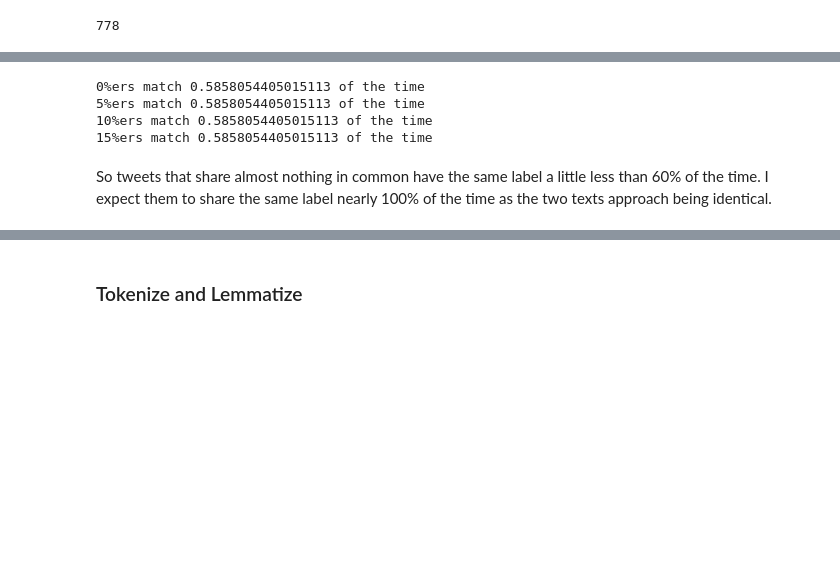
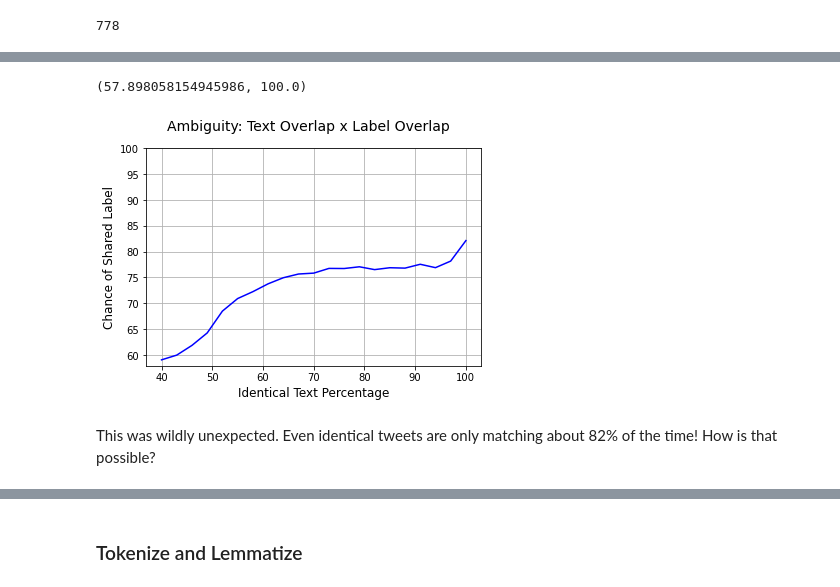
Before and after one commit to FerdinandBeaman/Phase4Project, a Jupyter notebook: Phase 4 Project Ferdinand Beaman.ipynb, the cells around one changed output, grey strips where cells are left out. Cells and saved outputs as stored; diff of their text form; code cells hidden in the pictures; blank space fills up the shorter version.

```diff
--- a/Phase 4 Project Ferdinand Beaman.ipynb
+++ b/Phase 4 Project Ferdinand Beaman.ipynb
@@ -361,26 +339,35 @@ Woah, I didn't expect a quarter of the messages in this range to be so different
 # %%
-#Low similarity, to establish a baseline
-for percent in range(0,16,5):
+# Preparing a graph, relating the similarity of tweets to the likelihood
+#of them being categorized the same way
+Y_axis = []
+X_axis = []
+for percent in range(40,101, 3):
     diff_emo = 0
     dupes = 0
     for x in range(len(df)-2):
         tweet1 = df["processed_text"][x]
         tweet2  = df["processed_text"][x+1]
         emo1 = df["emotion"][x]
         emo2 = df["emotion"][x+1]
         ratio = fuzz.ratio(tweet1, tweet2)
         if (ratio >= percent) & (emo1 == emo2):
             dupes += 1
             diff_emo += 1
         elif ratio >= percent:
             dupes += 1
         else:
             pass
-    print(str(percent) + "%ers match " + str(diff_emo/dupes) + " of the time")
+    X_axis.append(percent)
+    Y_axis.append(100*(diff_emo/dupes))
+
+plt.plot(X_axis, Y_axis, "b")
+plt.grid(which="both")
+plt.xlabel("Identical Text Percentage", fontsize = 12)
+plt.ylabel("Chance of Shared Label", fontsize = 12)
+plt.suptitle("Ambiguity: Text Overlap x Label Overlap", fontsize = 14)
+plt.ylim(top = 100)
 # %% [output]
-0%ers match 0.5858054405015113 of the time
-5%ers match 0.5858054405015113 of the time
-10%ers match 0.5858054405015113 of the time
-15%ers match 0.5858054405015113 of the time
+(57.898058154945986, 100.0)
+[figure, added]
-# %% [markdown]
-So tweets that share almost nothing in common have the same label a little less than 60% of the time. I expect them to share the same label nearly 100% of the time as the two texts approach being identical.
+# %% [markdown]
+This was wildly unexpected. Even identical tweets are only matching about 82% of the time! How is that possible?
```
Also changed, not shown: parts of 142 cells of this notebook.
